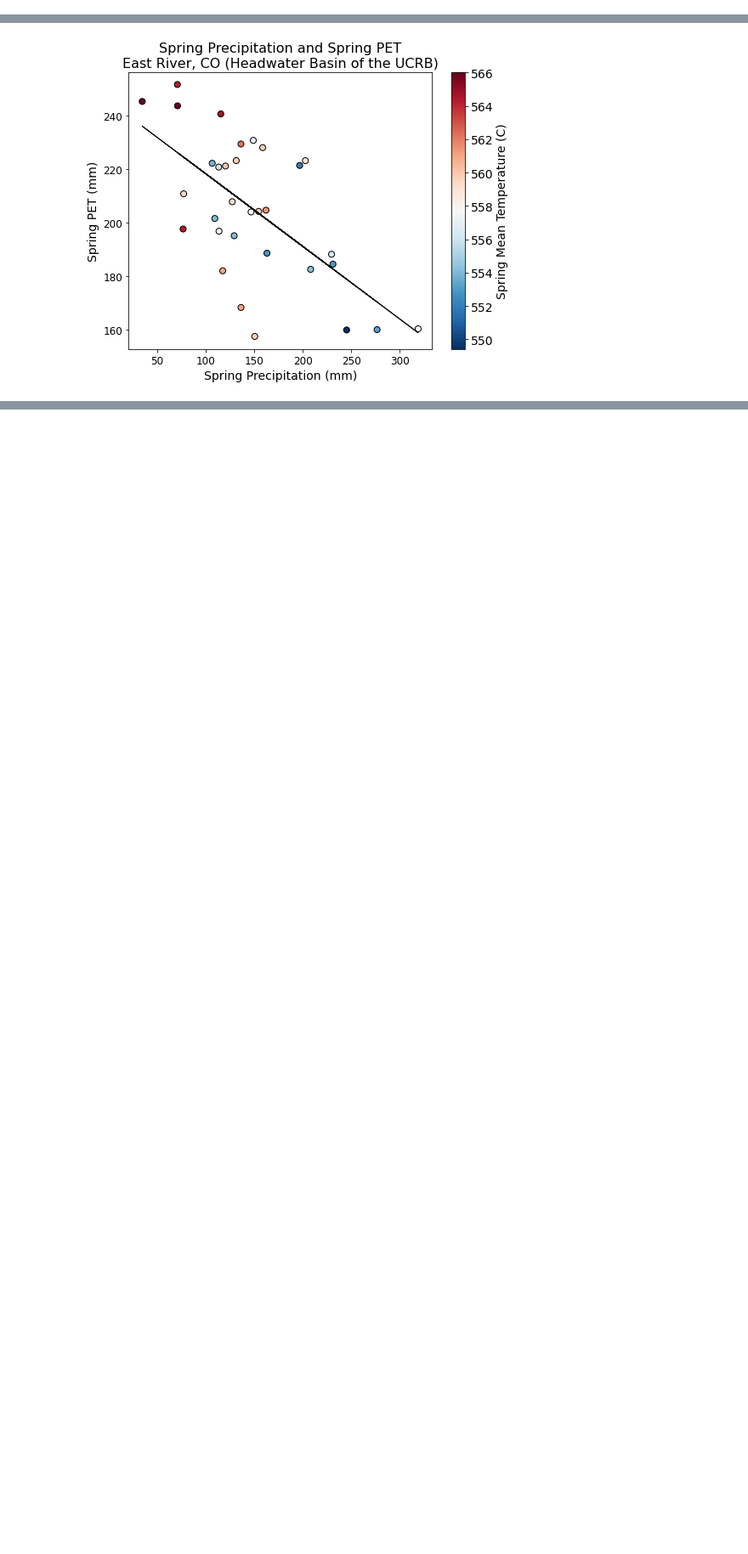
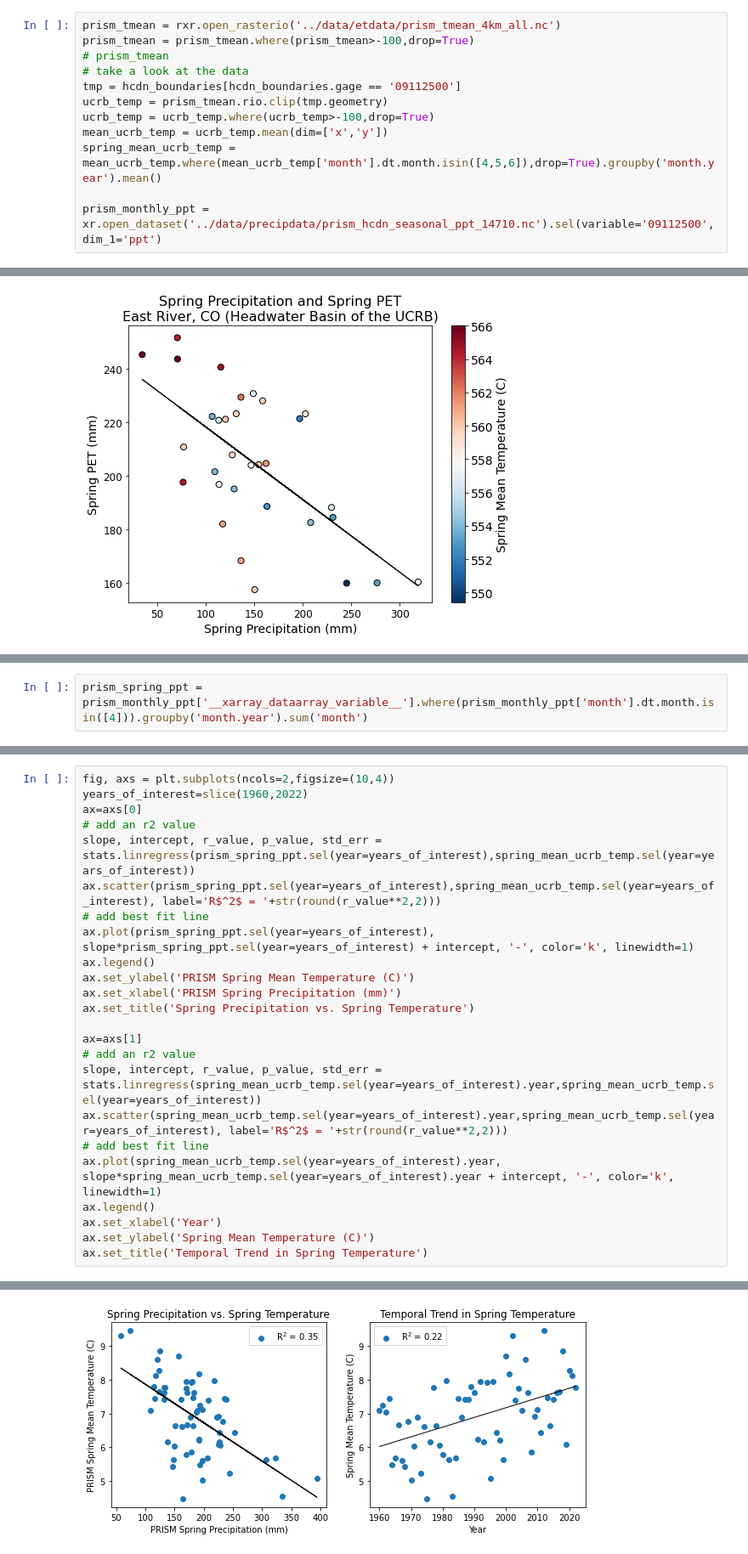
Before and after one commit to dlhogan97/Spring-Precipitation-Effect-CO-River, a Jupyter notebook: notebooks/Upper_CO_Analysis/notebooks/ucr_basin_et.ipynb, the cells around one changed output, grey strips where cells are left out. Shown at 85% size. Drawn from its saved outputs; the diff is of its cells as text; blank space fills up the shorter version.

```diff
--- a/notebooks/Upper_CO_Analysis/notebooks/ucr_basin_et.ipynb
+++ b/notebooks/Upper_CO_Analysis/notebooks/ucr_basin_et.ipynb
@@ -103,0 +112,12 @@ hcdn_boundaries=hcdn_boundaries.to_crs(lcc_proj)
+# %%
+prism_tmean = rxr.open_rasterio('../data/etdata/prism_tmean_4km_all.nc')
+prism_tmean = prism_tmean.where(prism_tmean>-100,drop=True)
+# prism_tmean
+# take a look at the data
+tmp = hcdn_boundaries[hcdn_boundaries.gage == '09112500']
+ucrb_temp = prism_tmean.rio.clip(tmp.geometry)
+ucrb_temp = ucrb_temp.where(ucrb_temp>-100,drop=True)
+mean_ucrb_temp = ucrb_temp.mean(dim=['x','y'])
+spring_mean_ucrb_temp = mean_ucrb_temp.where(mean_ucrb_temp['month'].dt.month.isin([4,5,6]),drop=True).groupby('month.year').mean()
+
+prism_monthly_ppt = xr.open_dataset('../data/precipdata/prism_hcdn_seasonal_ppt_14710.nc').sel(variable='09112500',dim_1='ppt')
@@ -320,0 +389,2 @@ plt.tight_layout()
+# %%
+prism_spring_ppt = prism_monthly_ppt['__xarray_dataarray_variable__'].where(prism_monthly_ppt['month'].dt.month.isin([4])).groupby('month.year').sum('month')
@@ -320,0 +411,25 @@ plt.tight_layout()
+# %%
+fig, axs = plt.subplots(ncols=2,figsize=(10,4))
+years_of_interest=slice(1960,2022)
+ax=axs[0]
+# add an r2 value
+slope, intercept, r_value, p_value, std_err = stats.linregress(prism_spring_ppt.sel(year=years_of_interest),spring_mean_ucrb_temp.sel(year=years_of_interest))
+ax.scatter(prism_spring_ppt.sel(year=years_of_interest),spring_mean_ucrb_temp.sel(year=years_of_interest), label='R$^2$ = '+str(round(r_value**2,2)))
+# add best fit line
+ax.plot(prism_spring_ppt.sel(year=years_of_interest), slope*prism_spring_ppt.sel(year=years_of_interest) + intercept, '-', color='k', linewidth=1)
+ax.legend()
+ax.set_ylabel('PRISM Spring Mean Temperature (C)')
+ax.set_xlabel('PRISM Spring Precipitation (mm)')
+ax.set_title('Spring Precipitation vs. Spring Temperature')
+
+ax=axs[1]
+# add an r2 value
+slope, intercept, r_value, p_value, std_err = stats.linregress(spring_mean_ucrb_temp.sel(year=years_of_interest).year,spring_mean_ucrb_temp.sel(year=years_of_interest))
+ax.scatter(spring_mean_ucrb_temp.sel(year=years_of_interest).year,spring_mean_ucrb_temp.sel(year=years_of_interest), label='R$^2$ = '+str(round(r_value**2,2)))
+# add best fit line
+ax.plot(spring_mean_ucrb_temp.sel(year=years_of_interest).year, slope*spring_mean_ucrb_temp.sel(year=years_of_interest).year + intercept, '-', color='k', linewidth=1)
+ax.legend()
+ax.set_xlabel('Year')
+ax.set_ylabel('Spring Mean Temperature (C)')
+ax.set_title('Temporal Trend in Spring Temperature')
+# %% [output]
@@ -320,0 +437 @@ plt.tight_layout()
+[figure, added]
```
Also changed, not shown: parts of 15 cells of this notebook, 6 other files.
